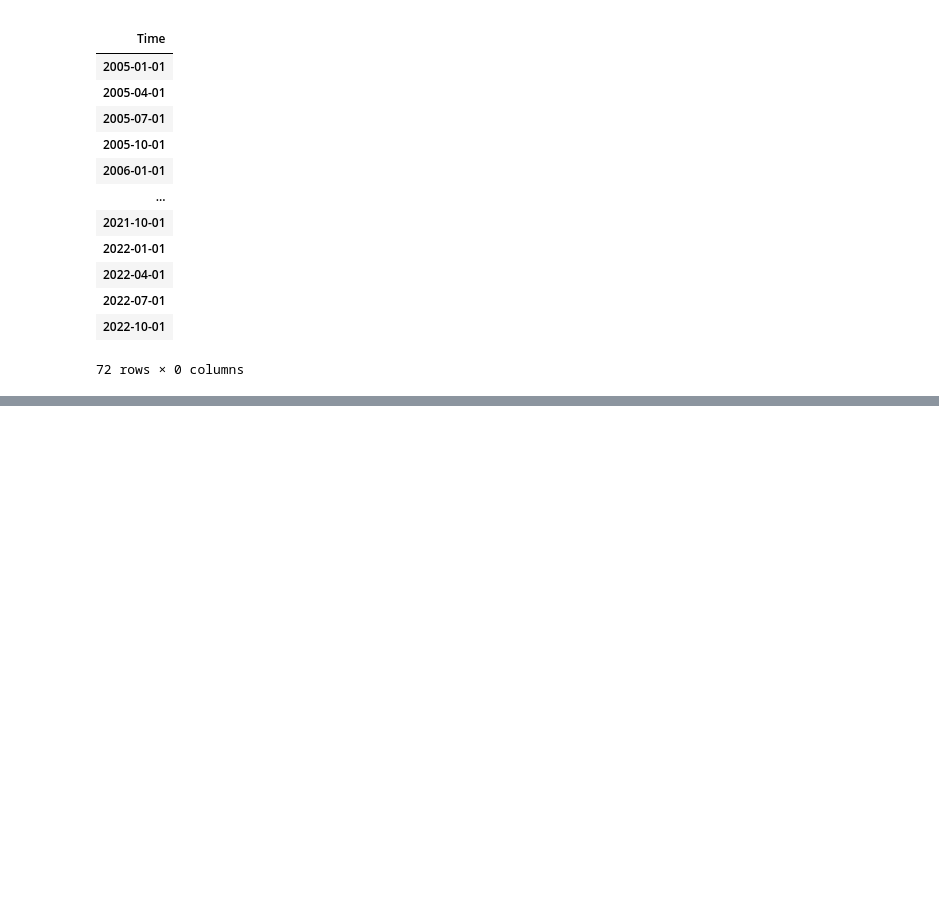
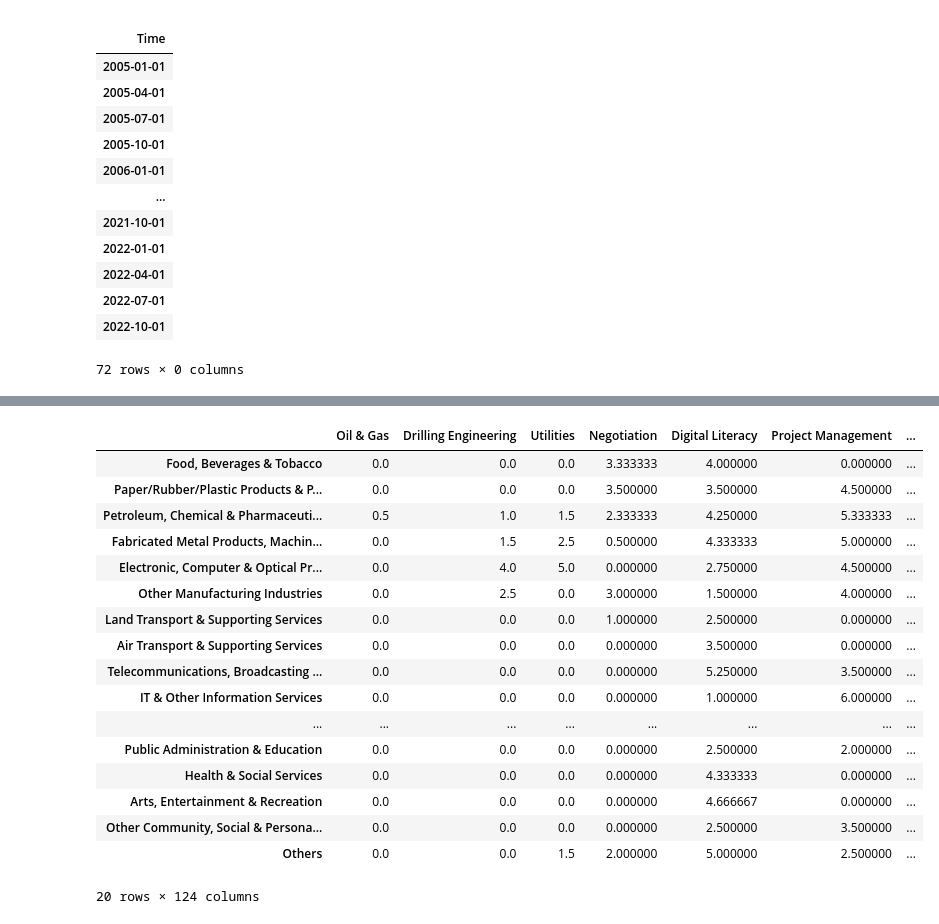
Before and after one commit to leileijng/bc2407-linkedin, a Jupyter notebook: Industry Forecast/Data Cleaning.ipynb, the cells around one changed output, grey strips where cells are left out. Saved outputs shown, nothing was run; the diff lists cells and outputs as text; code cells hidden in the pictures; blank space fills up the shorter version.

```diff
--- a/Industry Forecast/Data Cleaning.ipynb
+++ b/Industry Forecast/Data Cleaning.ipynb
@@ -486,0 +630,9 @@ df_out.to_csv('Dataset/cleaned_predictors.csv')
+# %%
+invIndustryMap = {}
+
+for x, y in industryMap.items():
+    for ind in y:
+        invIndustryMap[ind] = x
+
+print(invIndustryMap)
+print(len(invIndustryMap))
@@ -486,0 +692,26 @@ df_out.to_csv('Dataset/cleaned_predictors.csv')
+# %%
+for index, row in df.iterrows():
+    df_out[row['skill_group_name']][invIndustryMap[row['industry_name']]] += row['skill_group_rank']
+    numClash[row['skill_group_name']][invIndustryMap[row['industry_name']]] += 1
+
+df_out = df_out.div(numClash)
+df_out
+# %% [output]
+|  | Oil & Gas | Drilling Engineering | Utilities | Negotiation | Digital Literacy | Project Management | ... |
+| Food, Beverages & Tobacco | 0.0 | 0.0 | 0.0 | 3.333333 | 4.000000 | 0.000000 | ... |
+| Paper/Rubber/Plastic Products & P... | 0.0 | 0.0 | 0.0 | 3.500000 | 3.500000 | 4.500000 | ... |
+| Petroleum, Chemical & Pharmaceuti... | 0.5 | 1.0 | 1.5 | 2.333333 | 4.250000 | 5.333333 | ... |
+| Fabricated Metal Products, Machin... | 0.0 | 1.5 | 2.5 | 0.500000 | 4.333333 | 5.000000 | ... |
+| Electronic, Computer & Optical Pr... | 0.0 | 4.0 | 5.0 | 0.000000 | 2.750000 | 4.500000 | ... |
+| Other Manufacturing Industries | 0.0 | 2.5 | 0.0 | 3.000000 | 1.500000 | 4.000000 | ... |
+| Land Transport & Supporting Services | 0.0 | 0.0 | 0.0 | 1.000000 | 2.500000 | 0.000000 | ... |
+| Air Transport & Supporting Services | 0.0 | 0.0 | 0.0 | 0.000000 | 3.500000 | 0.000000 | ... |
+| Telecommunications, Broadcasting ... | 0.0 | 0.0 | 0.0 | 0.000000 | 5.250000 | 3.500000 | ... |
+| IT & Other Information Services | 0.0 | 0.0 | 0.0 | 0.000000 | 1.000000 | 6.000000 | ... |
+| ... | ... | ... | ... | ... | ... | ... | ... |
+| Public Administration & Education | 0.0 | 0.0 | 0.0 | 0.000000 | 2.500000 | 2.000000 | ... |
+| Health & Social Services | 0.0 | 0.0 | 0.0 | 0.000000 | 4.333333 | 0.000000 | ... |
+| Arts, Entertainment & Recreation | 0.0 | 0.0 | 0.0 | 0.000000 | 4.666667 | 0.000000 | ... |
+| Other Community, Social & Persona... | 0.0 | 0.0 | 0.0 | 0.000000 | 2.500000 | 3.500000 | ... |
+| Others | 0.0 | 0.0 | 1.5 | 2.000000 | 5.000000 | 2.500000 | ... |
+20 rows × 124 columns
```
Also changed, not shown: parts of 22 cells of this notebook, 2 other files.
